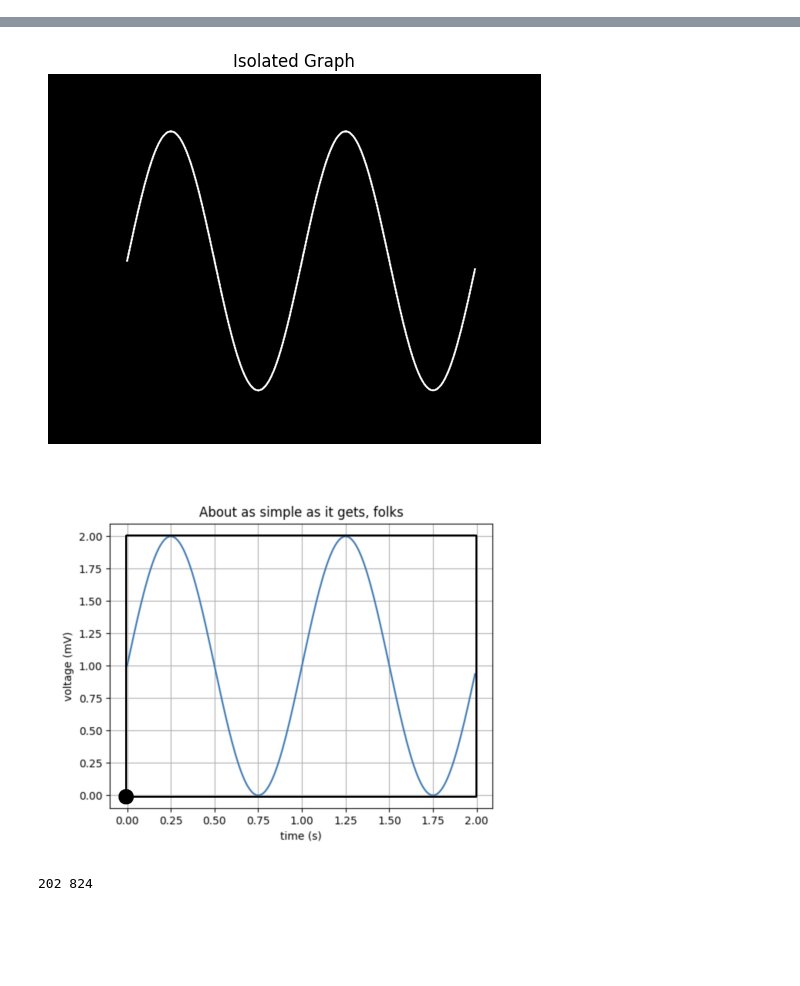
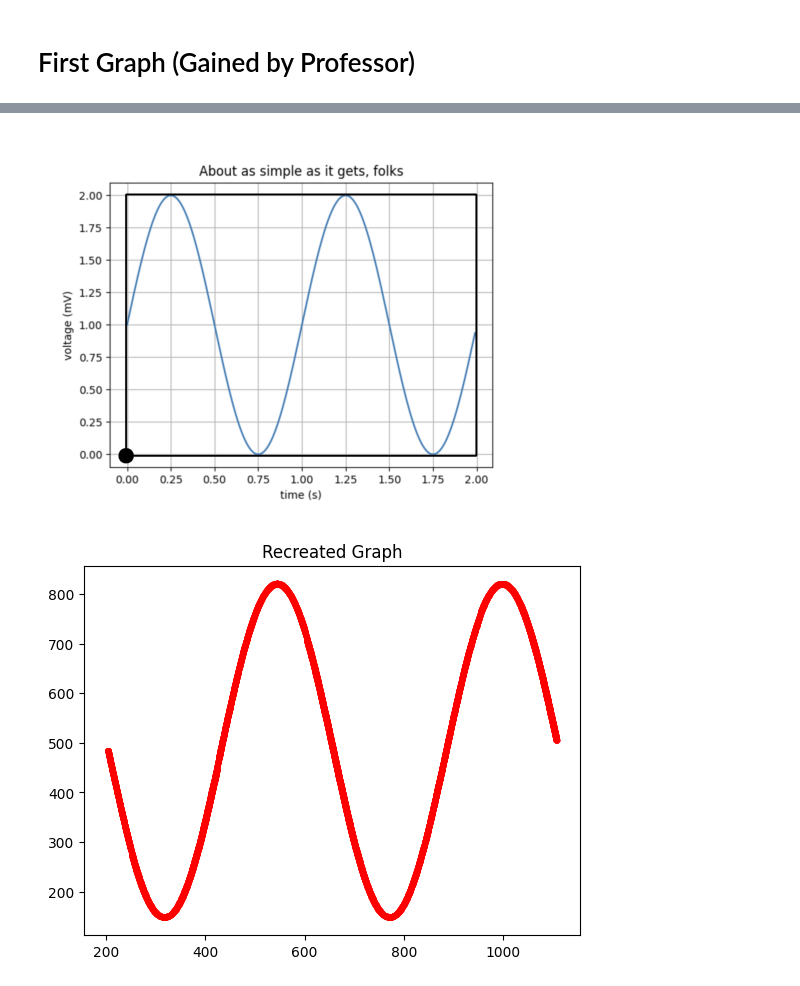
Before and after one commit to lovroruzman/osirv-projektnizad, a Jupyter notebook: Algoritam_za_digitalizaciju_grafova.ipynb, the cells around one changed output, grey strips where cells are left out. Cells and saved outputs as stored; diff of their text form; code cells hidden in the pictures; blank space fills up the shorter version.

```diff
--- a/Algoritam_za_digitalizaciju_grafova.ipynb
+++ b/Algoritam_za_digitalizaciju_grafova.ipynb
@@ -2,9 +2,15 @@
 import numpy as np
 import cv2 as cv
 import matplotlib.pyplot as plt
+
+def scale_array(Array, LowerBound, UpperBound):
+    Array_scaled = LowerBound + (Array - np.min(Array)) * (UpperBound - LowerBound) / (np.max(Array) - np.min(Array))
+    return Array_scaled
+# %% [markdown]
+# First Graph (Gained by Professor)
 # %%
 # Load the image
-graph = cv.imread('graph.png')
+graph = cv.imread('/media/graph.png')
 
 # Convert To RGB
 graph = cv.cvtColor(graph, cv.COLOR_BGR2RGB)
@@ -15,12 +21,8 @@ plt.show()
 
 # Convert To HSV
 graph_hsv = cv.cvtColor(graph, cv.COLOR_RGB2HSV)
-plt.imshow(graph)
-plt.axis('off')
-plt.title('HSV')
-plt.show()
 
-# 3. Thresholding for the graph line
+# Thresholding for the graph line
 lower_blue = np.array([100, 50, 50])  # Lower HSV bounds for blue
 upper_blue = np.array([140, 255, 255])  # Upper HSV bounds for blue
 graph_mask = cv.inRange(graph_hsv, lower_blue, upper_blue)
@@ -51,9 +53,38 @@ plt.imshow(cv.cvtColor(result_img, cv.COLOR_HSV2RGB))
 plt.axis('off')
 plt.show()
 
-x = x
-y = y+h
 
-print(x,y)
+#Get Graph Coordinates
+height, width = graph_mask.shape
+graph_points = []
+
+for x in range(width):
+    for y in range(height):
+        if graph_mask[y, x] > 200:
+            graph_points.append((x, y))
+
+graph_points = np.array(graph_points)
+
+plt.figure
+plt.scatter(graph_points[:,0], graph_points[:,1], color='red', s=5)
+plt.title("Recreated Graph")
+plt.show()
+
+
+#Scale Graph To His Original Size
+scaled_x = scale_array(graph_points[:,0], 0, 2)
+scaled_y = scale_array(graph_points[:,1], 2, 0)
+
+plt.figure
+plt.scatter(scaled_x, scaled_y, color='blue', s=1)
+plt.grid('on')
+plt.title("Recreated Scaled Graph")
+plt.show()
+
+plt.figure
+plt.imshow(graph)
+plt.axis('off')
+plt.title("Original Graph")
+plt.show()
 # %% [output]
 [figure]
@@ -61,3 +92,2 @@ print(x,y)
-[figure, old version]
+[figure, new version]
-[figure, old version]
+[figure, new version]
-202 824
```
Also changed, not shown: parts of 10 cells of this notebook.
